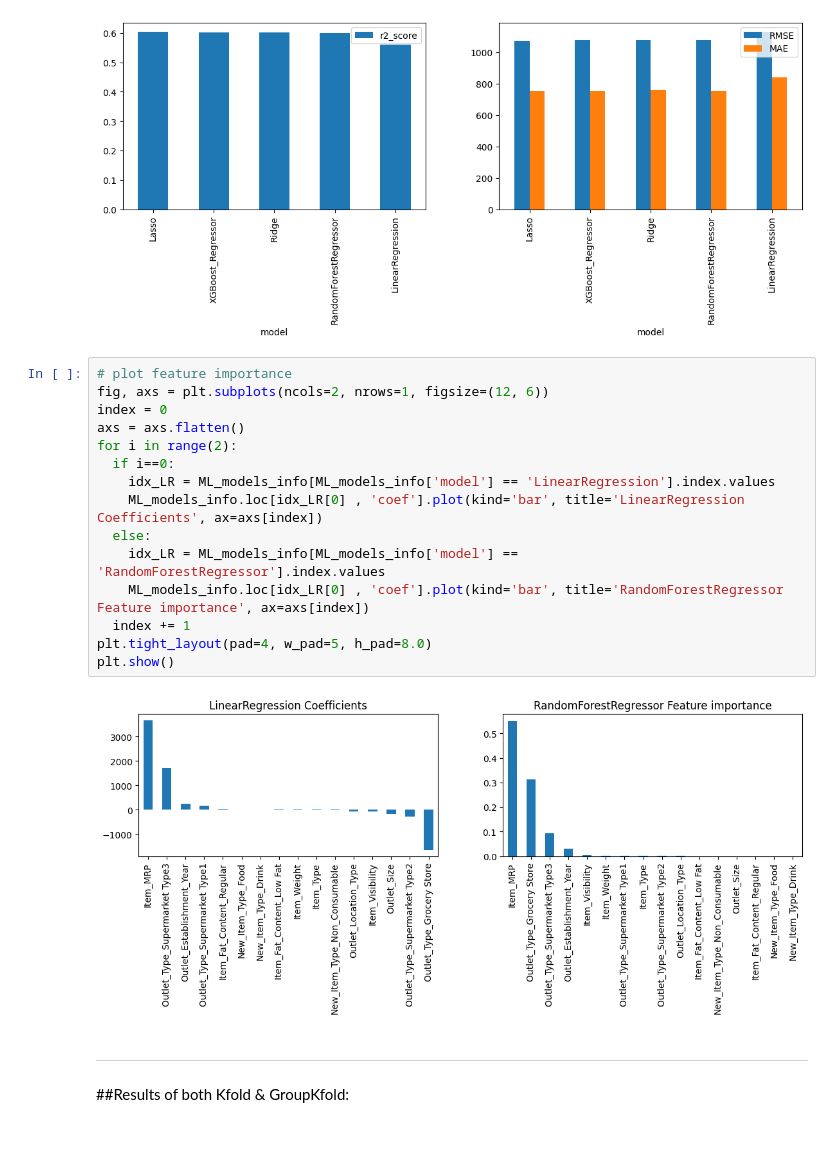
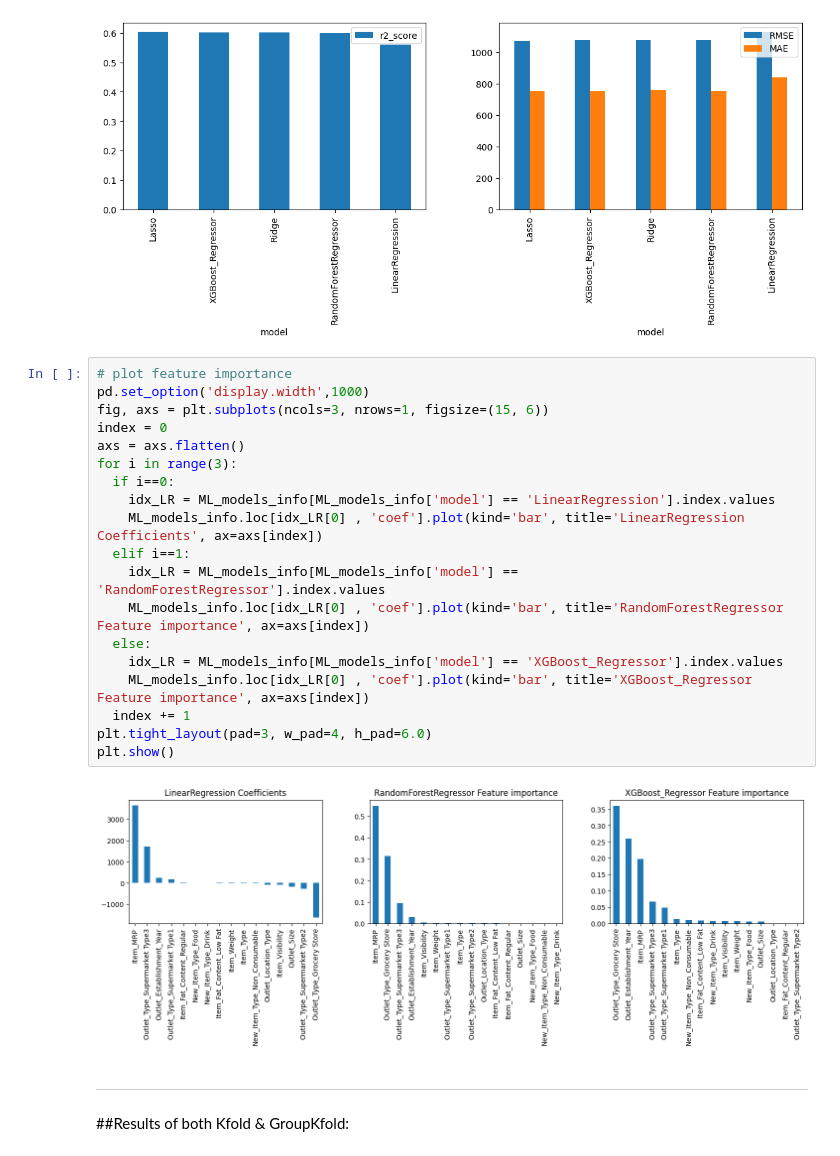
Before and after one commit to Samiraa-Alipour/Sales_Prediction, a Jupyter notebook: Sales_Prediction.ipynb, the cells around one changed output. Cells and saved outputs as stored; diff of their text form.

```diff
--- a/Sales_Prediction.ipynb
+++ b/Sales_Prediction.ipynb
@@ -782,21 +828,25 @@ plt.tight_layout(pad=4, w_pad=5, h_pad=8.0)
 [figure]
 # %%
 # plot feature importance
-fig, axs = plt.subplots(ncols=2, nrows=1, figsize=(12, 6))
+pd.set_option('display.width',1000)
+fig, axs = plt.subplots(ncols=3, nrows=1, figsize=(15, 6))
 index = 0
 axs = axs.flatten()
-for i in range(2):
+for i in range(3):
   if i==0:
     idx_LR = ML_models_info[ML_models_info['model'] == 'LinearRegression'].index.values
     ML_models_info.loc[idx_LR[0] , 'coef'].plot(kind='bar', title='LinearRegression Coefficients', ax=axs[index])
-  else:
+  elif i==1:
     idx_LR = ML_models_info[ML_models_info['model'] == 'RandomForestRegressor'].index.values
     ML_models_info.loc[idx_LR[0] , 'coef'].plot(kind='bar', title='RandomForestRegressor Feature importance', ax=axs[index])
+  else:
+    idx_LR = ML_models_info[ML_models_info['model'] == 'XGBoost_Regressor'].index.values
+    ML_models_info.loc[idx_LR[0] , 'coef'].plot(kind='bar', title='XGBoost_Regressor Feature importance', ax=axs[index])
   index += 1
-plt.tight_layout(pad=4, w_pad=5, h_pad=8.0)
+plt.tight_layout(pad=3, w_pad=4, h_pad=6.0)
 plt.show()
 # %% [output]
-[figure, old version]
+[figure, new version]
 # %% [markdown]
 ---
 ##Results of both Kfold & GroupKfold:
```
Also changed, not shown: parts of 13 cells of this notebook.
